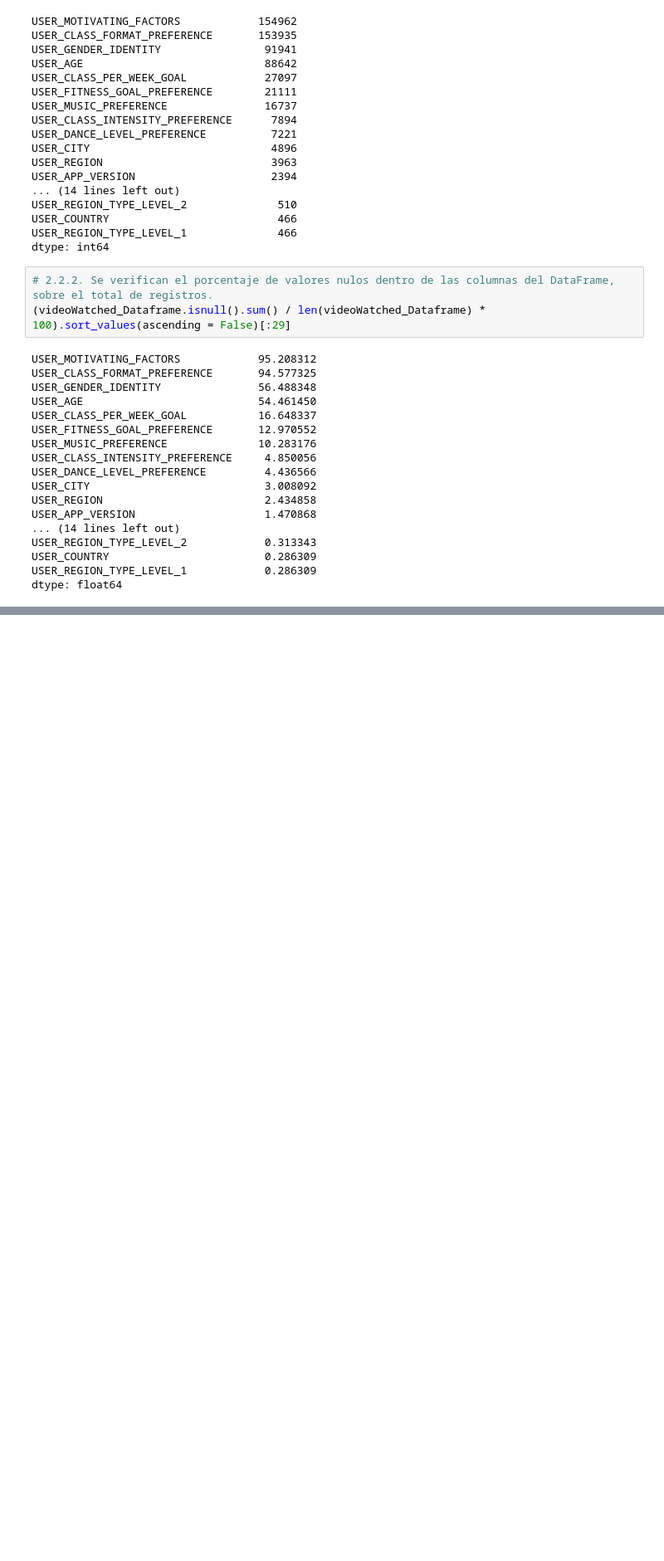
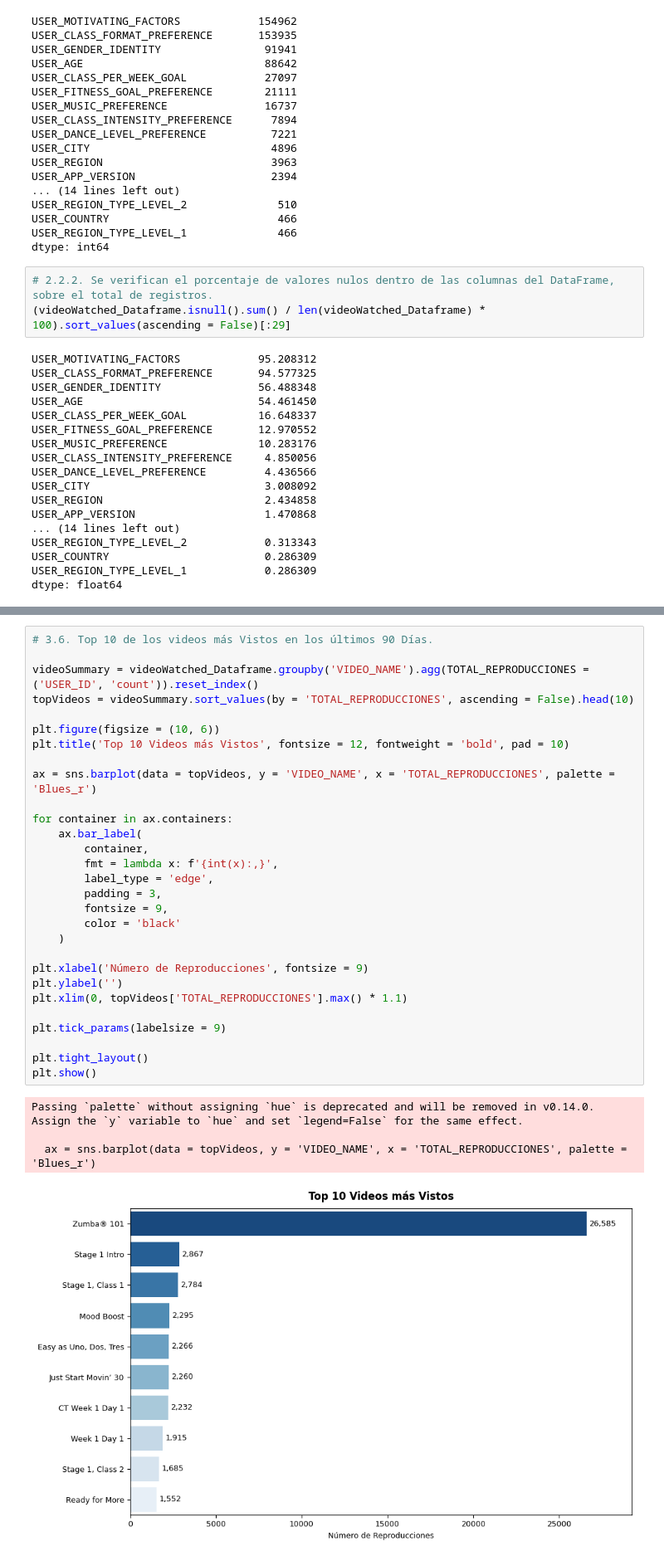
Before and after one commit to AndresC1020/despliegue-soluciones-analiticas, a Jupyter notebook: notebooks/1. Analisis Exploratorio.ipynb, the cells around one changed output, grey strips where cells are left out. Shown at 83% size. Saved outputs shown, nothing was run; the diff lists cells and outputs as text; blank space fills up the shorter version.

```diff
--- a/notebooks/1. Analisis Exploratorio.ipynb
+++ b/notebooks/1. Analisis Exploratorio.ipynb
@@ -220,0 +291,34 @@ plt.show()
+# %%
+# 3.6. Top 10 de los videos más Vistos en los últimos 90 Días.
+
+videoSummary = videoWatched_Dataframe.groupby('VIDEO_NAME').agg(TOTAL_REPRODUCCIONES = ('USER_ID', 'count')).reset_index()
+topVideos = videoSummary.sort_values(by = 'TOTAL_REPRODUCCIONES', ascending = False).head(10)
+
+plt.figure(figsize = (10, 6))
+plt.title('Top 10 Videos más Vistos', fontsize = 12, fontweight = 'bold', pad = 10)
+
+ax = sns.barplot(data = topVideos, y = 'VIDEO_NAME', x = 'TOTAL_REPRODUCCIONES', palette = 'Blues_r')
+
+for container in ax.containers:
+    ax.bar_label(
+        container,
+        fmt = lambda x: f'{int(x):,}',
+        label_type = 'edge',
+        padding = 3,
+        fontsize = 9,
+        color = 'black'
+    )
+
+plt.xlabel('Número de Reproducciones', fontsize = 9)
+plt.ylabel('')
+plt.xlim(0, topVideos['TOTAL_REPRODUCCIONES'].max() * 1.1)
+
+plt.tick_params(labelsize = 9)
+
+plt.tight_layout()
+plt.show()
+# %% [output]
+Passing `palette` without assigning `hue` is deprecated and will be removed in v0.14.0. Assign the `y` variable to `hue` and set `legend=False` for the same effect.
+
+  ax = sns.barplot(data = topVideos, y = 'VIDEO_NAME', x = 'TOTAL_REPRODUCCIONES', palette = 'Blues_r')
+[figure, added]
```
Also changed, not shown: parts of 6 cells of this notebook, 1 other file.
